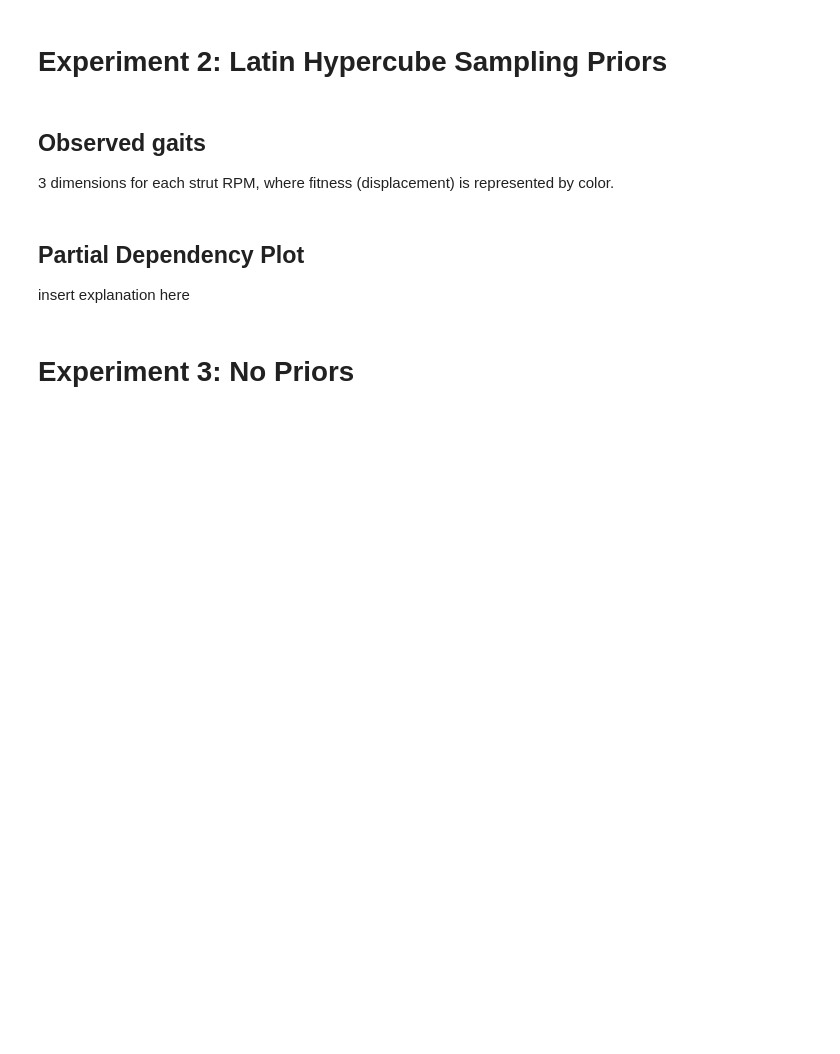
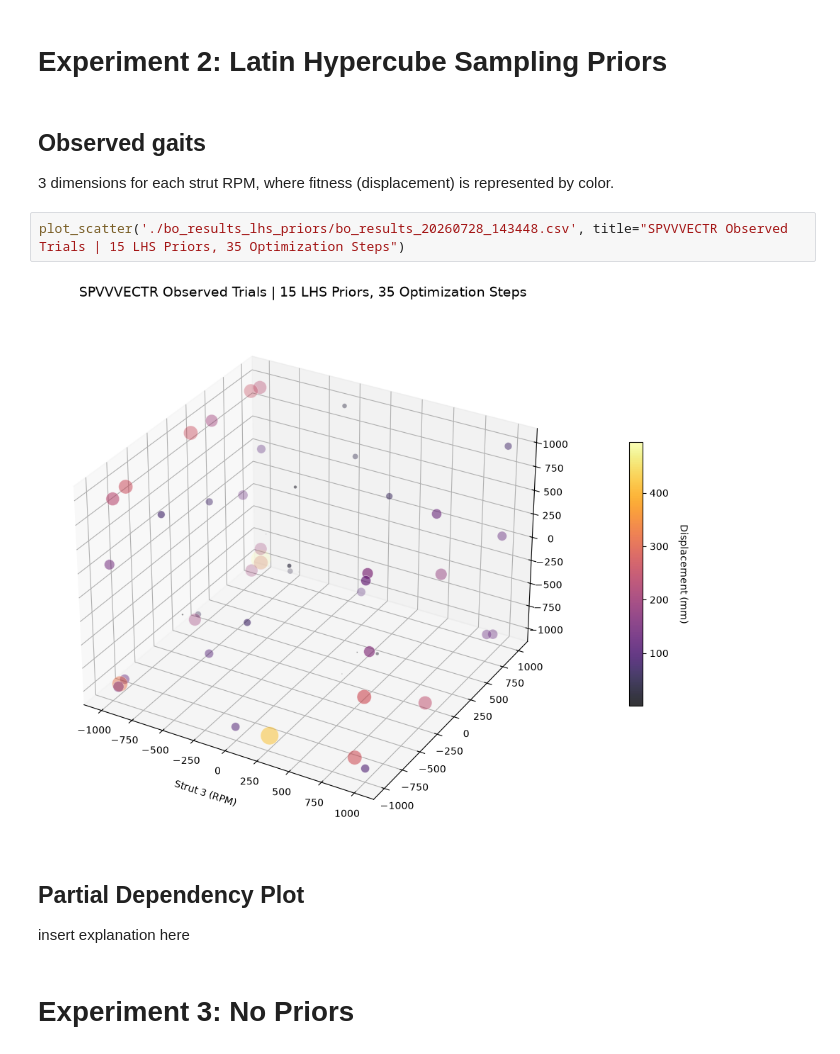
Before and after one commit to UnionEvoRobo/SPVVVECTR, a Jupyter notebook: Python-BT-Control/Better-BLE-Control/visualization_bo_skopt.ipynb, the cells around one changed output. Saved outputs shown, nothing was run; the diff lists cells and outputs as text; blank space fills up the shorter version.

```diff
--- a/Python-BT-Control/Better-BLE-Control/visualization_bo_skopt.ipynb
+++ b/Python-BT-Control/Better-BLE-Control/visualization_bo_skopt.ipynb
@@ -11,6 +62,10 @@ insert explanation here
 # %% [markdown]
 ## Observed gaits
 3 dimensions for each strut RPM, where fitness (displacement) is represented by color.
+# %%
+plot_scatter('./bo_results_lhs_priors/bo_results_20260728_143448.csv', title="SPVVVECTR Observed Trials | 15 LHS Priors, 35 Optimization Steps")
+# %% [output]
+[figure, added]
 # %% [markdown]
 ## Partial Dependency Plot
 insert explanation here
```
Also changed, not shown: parts of 7 cells of this notebook.
